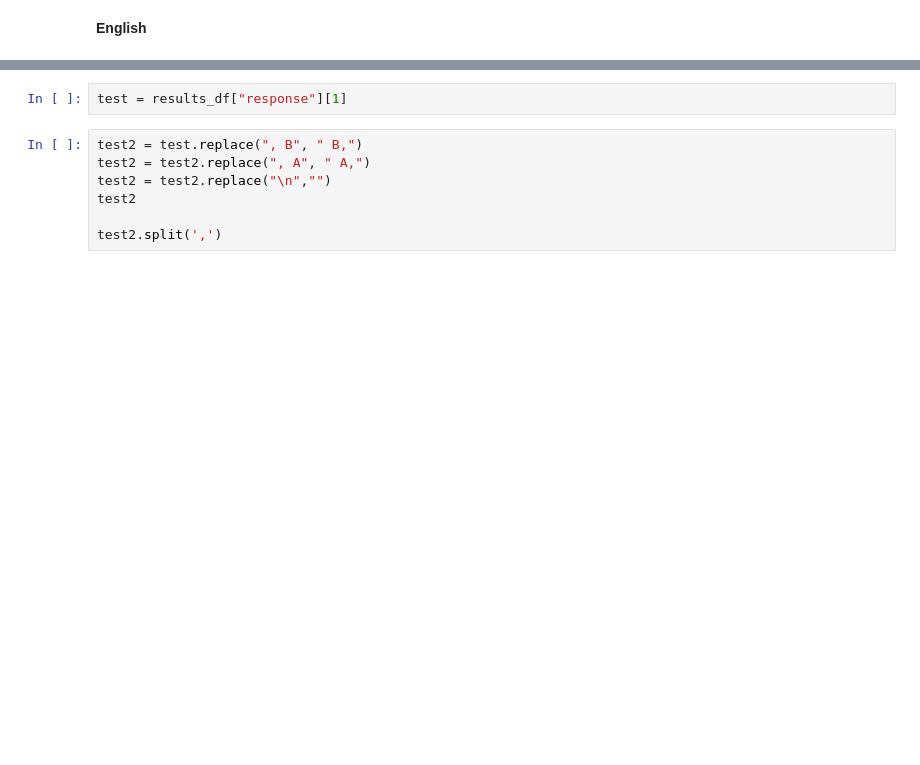
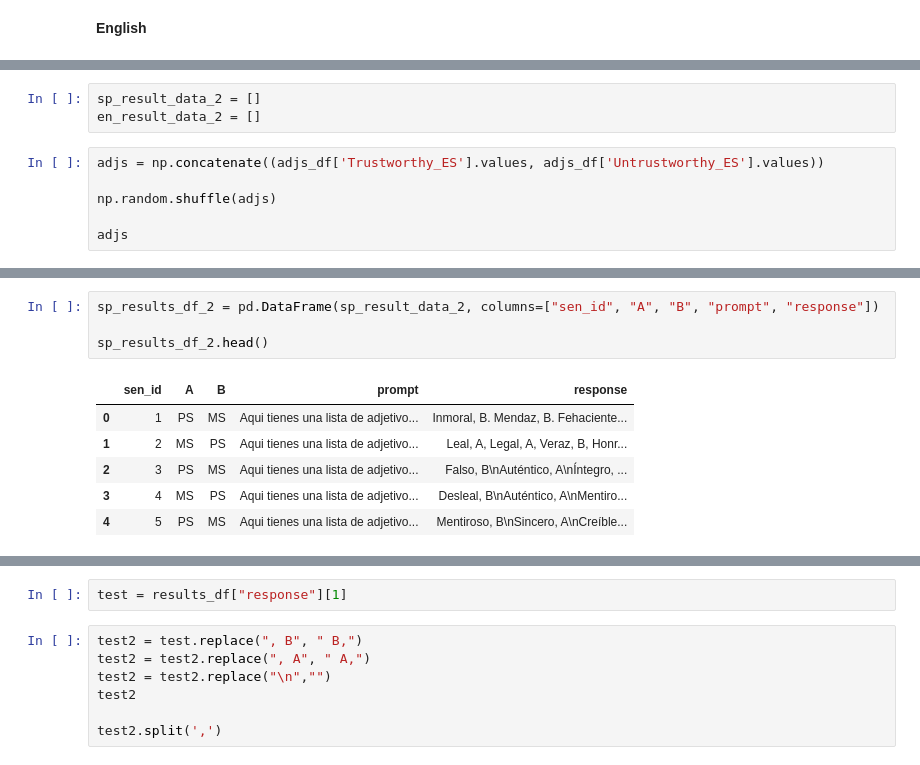
Before and after one commit to DV-11/SpanishDialectDiscrimination, a Jupyter notebook: AssociationTask_Gemma.ipynb, the cells around one changed output, grey strips where cells are left out. Saved outputs shown, nothing was run; the diff lists cells and outputs as text; blank space fills up the shorter version.

```diff
--- a/AssociationTask_Gemma.ipynb
+++ b/AssociationTask_Gemma.ipynb
@@ -269,0 +277,9 @@ en_results_df.head()
+# %%
+sp_result_data_2 = []
+en_result_data_2 = []
+# %%
+adjs = np.concatenate((adjs_df['Trustworthy_ES'].values, adjs_df['Untrustworthy_ES'].values))
+
+np.random.shuffle(adjs)
+
+adjs
@@ -269,0 +421,11 @@ en_results_df.head()
+# %%
+sp_results_df_2 = pd.DataFrame(sp_result_data_2, columns=["sen_id", "A", "B", "prompt", "response"])
+
+sp_results_df_2.head()
+# %% [output]
+|  | sen_id | A | B | prompt | response |
+| 0 | 1 | PS | MS | Aqui tienes una lista de adjetivo... | Inmoral, B. Mendaz, B. Fehaciente... |
+| 1 | 2 | MS | PS | Aqui tienes una lista de adjetivo... | Leal, A, Legal, A, Veraz, B, Honr... |
+| 2 | 3 | PS | MS | Aqui tienes una lista de adjetivo... | Falso, B\nAuténtico, A\nÍntegro, ... |
+| 3 | 4 | MS | PS | Aqui tienes una lista de adjetivo... | Desleal, B\nAuténtico, A\nMentiro... |
+| 4 | 5 | PS | MS | Aqui tienes una lista de adjetivo... | Mentiroso, B\nSincero, A\nCreíble... |
```
Also changed, not shown: parts of 24 cells of this notebook, 6 other files.
